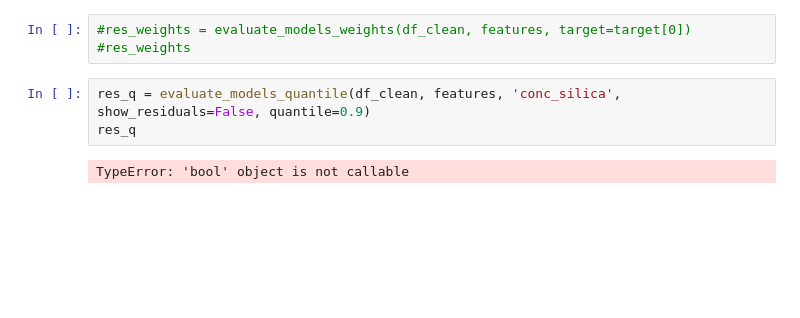
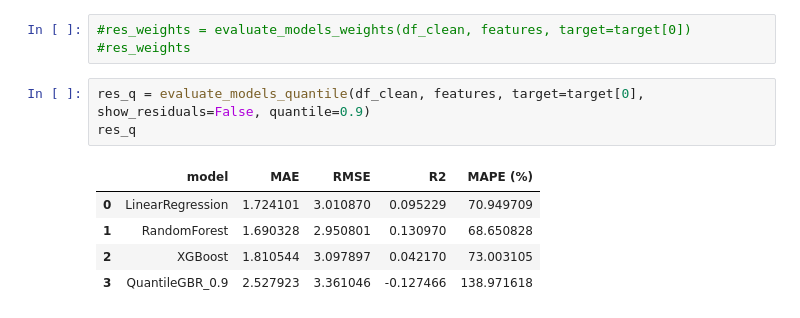
Before and after one commit to RayBasilio123/Flotation, a Jupyter notebook: flotation_prediction/playground.ipynb, the cells around one changed output. Cells and saved outputs as stored; diff of their text form; blank space fills up the shorter version.

```diff
--- a/flotation_prediction/playground.ipynb
+++ b/flotation_prediction/playground.ipynb
@@ -102,7 +105,11 @@ res
 #res_weights = evaluate_models_weights(df_clean, features, target=target[0])
 #res_weights
 # %%
-res_q = evaluate_models_quantile(df_clean, features, 'conc_silica', show_residuals=False, quantile=0.9)
+res_q = evaluate_models_quantile(df_clean, features, target=target[0], show_residuals=False, quantile=0.9)
 res_q
 # %% [output]
-TypeError: 'bool' object is not callable
+|  | model | MAE | RMSE | R2 | MAPE (%) |
+| 0 | LinearRegression | 1.724101 | 3.010870 | 0.095229 | 70.949709 |
+| 1 | RandomForest | 1.690328 | 2.950801 | 0.130970 | 68.650828 |
+| 2 | XGBoost | 1.810544 | 3.097897 | 0.042170 | 73.003105 |
+| 3 | QuantileGBR_0.9 | 2.527923 | 3.361046 | -0.127466 | 138.971618 |
```
Also changed, not shown: parts of 10 cells of this notebook, 2 other files.
